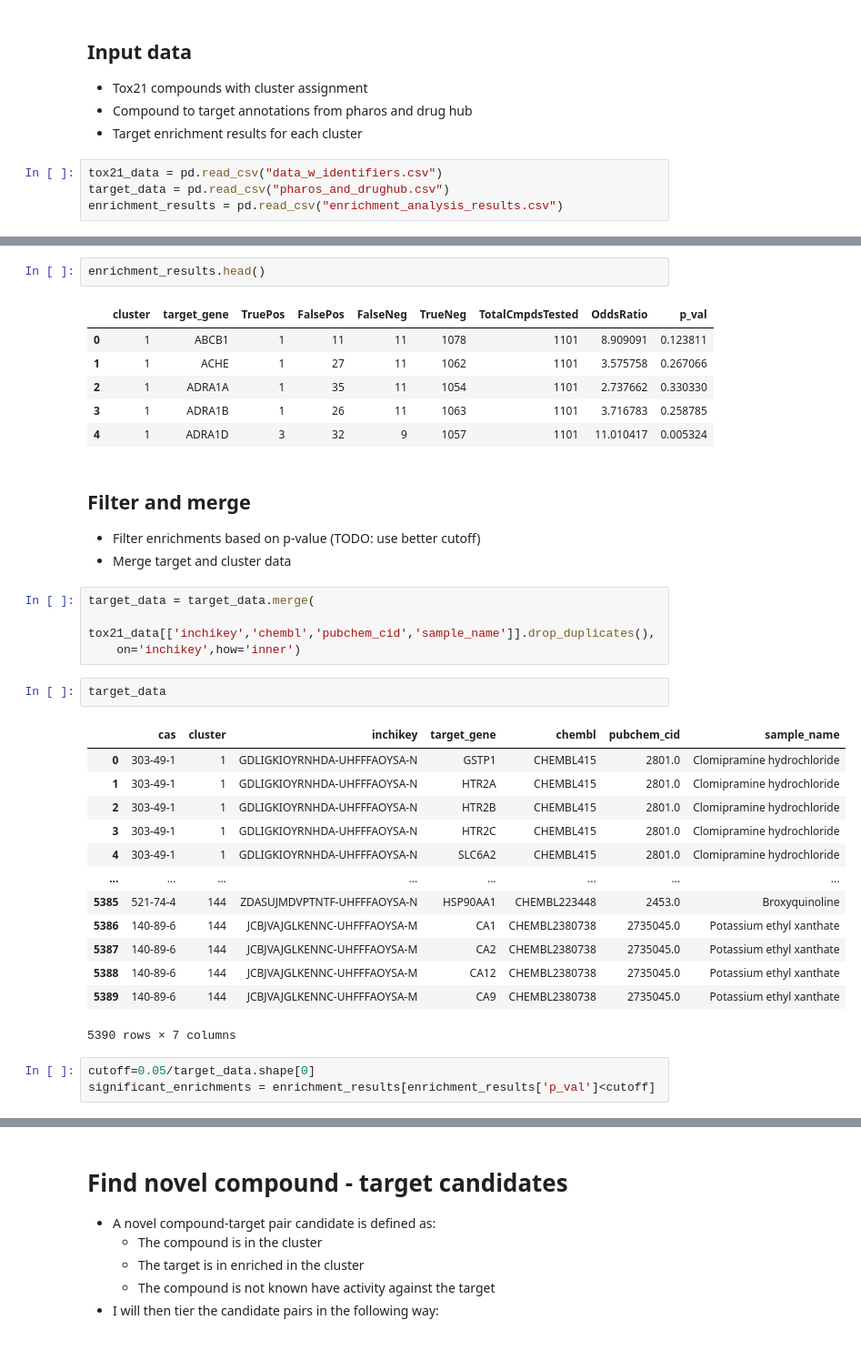
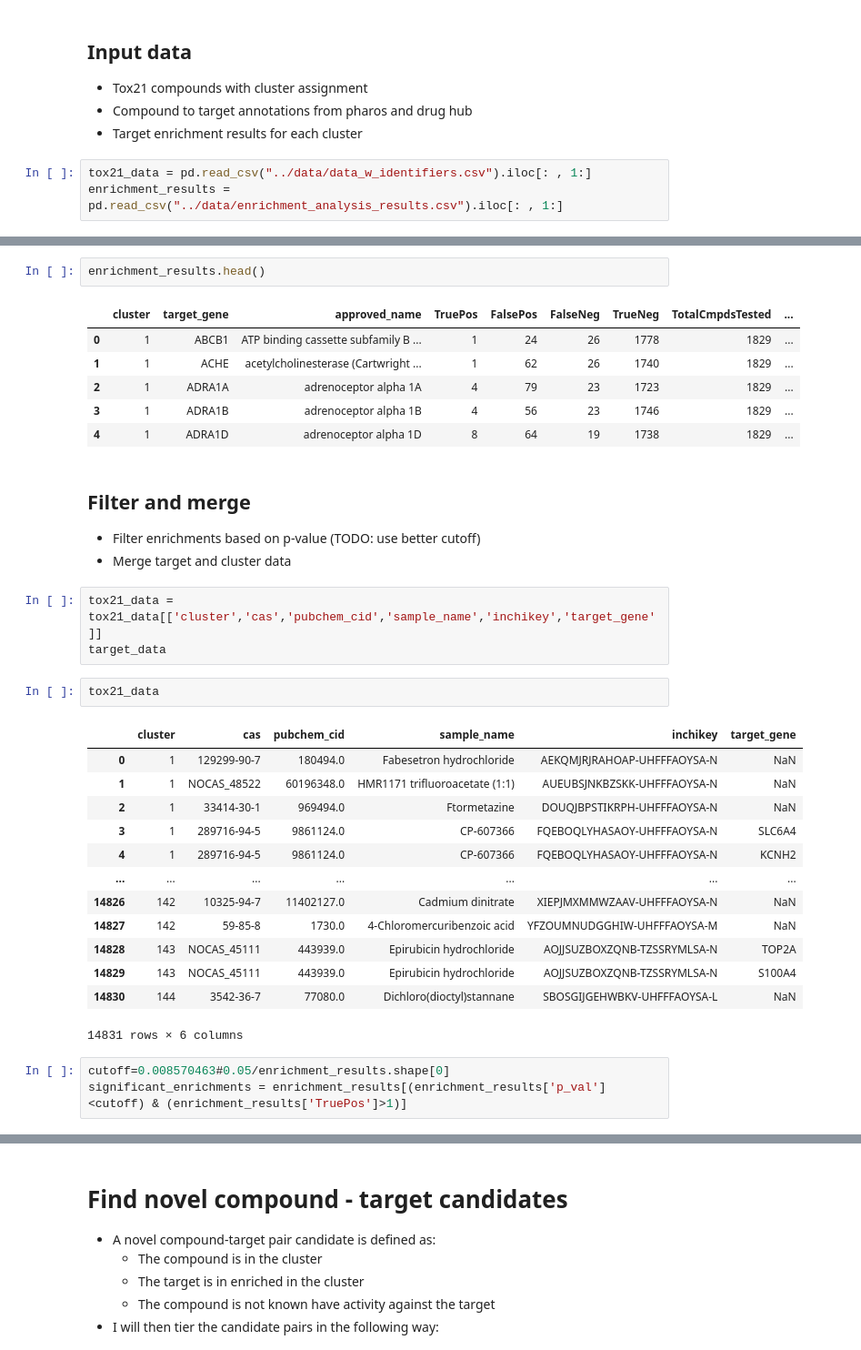
Before and after one commit to jsanjak/tox21-cluster-translation, a Jupyter notebook: notebooks/enriched_target_connections.ipynb, the cells around one changed output, grey strips where cells are left out. Shown at 91% size. Drawn from its saved outputs; the diff is of its cells as text.

```diff
--- a/notebooks/enriched_target_connections.ipynb
+++ b/notebooks/enriched_target_connections.ipynb
@@ -14,9 +14,8 @@ from matplotlib import pyplot as plt
 * Compound to target annotations from pharos and drug hub
 * Target enrichment results for each cluster
 # %%
-tox21_data = pd.read_csv("data_w_identifiers.csv")
-target_data = pd.read_csv("pharos_and_drughub.csv")
-enrichment_results = pd.read_csv("enrichment_analysis_results.csv")
+tox21_data = pd.read_csv("../data/data_w_identifiers.csv").iloc[: , 1:]
+enrichment_results = pd.read_csv("../data/enrichment_analysis_results.csv").iloc[: , 1:]
 # %%
 tox21_data.head()
 # %% [output]
@@ -38,40 +28,39 @@ target_data.head()
 # %%
 enrichment_results.head()
 # %% [output]
-|  | cluster | target_gene | TruePos | FalsePos | FalseNeg | TrueNeg | TotalCmpdsTested | OddsRatio | p_val |
-| 0 | 1 | ABCB1 | 1 | 11 | 11 | 1078 | 1101 | 8.909091 | 0.123811 |
-| 1 | 1 | ACHE | 1 | 27 | 11 | 1062 | 1101 | 3.575758 | 0.267066 |
-| 2 | 1 | ADRA1A | 1 | 35 | 11 | 1054 | 1101 | 2.737662 | 0.330330 |
-| 3 | 1 | ADRA1B | 1 | 26 | 11 | 1063 | 1101 | 3.716783 | 0.258785 |
-| 4 | 1 | ADRA1D | 3 | 32 | 9 | 1057 | 1101 | 11.010417 | 0.005324 |
+|  | cluster | target_gene | approved_name | TruePos | FalsePos | FalseNeg | TrueNeg | TotalCmpdsTested | ... |
+| 0 | 1 | ABCB1 | ATP binding cassette subfamily B ... | 1 | 24 | 26 | 1778 | 1829 | ... |
+| 1 | 1 | ACHE | acetylcholinesterase (Cartwright ... | 1 | 62 | 26 | 1740 | 1829 | ... |
+| 2 | 1 | ADRA1A | adrenoceptor alpha 1A | 4 | 79 | 23 | 1723 | 1829 | ... |
+| 3 | 1 | ADRA1B | adrenoceptor alpha 1B | 4 | 56 | 23 | 1746 | 1829 | ... |
+| 4 | 1 | ADRA1D | adrenoceptor alpha 1D | 8 | 64 | 19 | 1738 | 1829 | ... |
 # %% [markdown]
 ## Filter and merge
 
 * Filter enrichments based on p-value (TODO: use better cutoff)
 * Merge target and cluster data
 # %%
-target_data = target_data.merge(
-    tox21_data[['inchikey','chembl','pubchem_cid','sample_name']].drop_duplicates(),
-    on='inchikey',how='inner')
+tox21_data = tox21_data[['cluster','cas','pubchem_cid','sample_name','inchikey','target_gene']]
+target_data
 # %%
-target_data
+tox21_data
 # %% [output]
-|  | cas | cluster | inchikey | target_gene | chembl | pubchem_cid | sample_name |
-| 0 | 303-49-1 | 1 | GDLIGKIOYRNHDA-UHFFFAOYSA-N | GSTP1 | CHEMBL415 | 2801.0 | Clomipramine hydrochloride |
-| 1 | 303-49-1 | 1 | GDLIGKIOYRNHDA-UHFFFAOYSA-N | HTR2A | CHEMBL415 | 2801.0 | Clomipramine hydrochloride |
-| 2 | 303-49-1 | 1 | GDLIGKIOYRNHDA-UHFFFAOYSA-N | HTR2B | CHEMBL415 | 2801.0 | Clomipramine hydrochloride |
-| 3 | 303-49-1 | 1 | GDLIGKIOYRNHDA-UHFFFAOYSA-N | HTR2C | CHEMBL415 | 2801.0 | Clomipramine hydrochloride |
-| 4 | 303-49-1 | 1 | GDLIGKIOYRNHDA-UHFFFAOYSA-N | SLC6A2 | CHEMBL415 | 2801.0 | Clomipramine hydrochloride |
-| ... | ... | ... | ... | ... | ... | ... | ... |
-| 5385 | 521-74-4 | 144 | ZDASUJMDVPTNTF-UHFFFAOYSA-N | HSP90AA1 | CHEMBL223448 | 2453.0 | Broxyquinoline |
-| 5386 | 140-89-6 | 144 | JCBJVAJGLKENNC-UHFFFAOYSA-M | CA1 | CHEMBL2380738 | 2735045.0 | Potassium ethyl xanthate |
-| 5387 | 140-89-6 | 144 | JCBJVAJGLKENNC-UHFFFAOYSA-M | CA2 | CHEMBL2380738 | 2735045.0 | Potassium ethyl xanthate |
-| 5388 | 140-89-6 | 144 | JCBJVAJGLKENNC-UHFFFAOYSA-M | CA12 | CHEMBL2380738 | 2735045.0 | Potassium ethyl xanthate |
-| 5389 | 140-89-6 | 144 | JCBJVAJGLKENNC-UHFFFAOYSA-M | CA9 | CHEMBL2380738 | 2735045.0 | Potassium ethyl xanthate |
+|  | cluster | cas | pubchem_cid | sample_name | inchikey | target_gene |
+| 0 | 1 | 129299-90-7 | 180494.0 | Fabesetron hydrochloride | AEKQMJRJRAHOAP-UHFFFAOYSA-N | NaN |
+| 1 | 1 | NOCAS_48522 | 60196348.0 | HMR1171 trifluoroacetate (1:1) | AUEUBSJNKBZSKK-UHFFFAOYSA-N | NaN |
+| 2 | 1 | 33414-30-1 | 969494.0 | Ftormetazine | DOUQJBPSTIKRPH-UHFFFAOYSA-N | NaN |
+| 3 | 1 | 289716-94-5 | 9861124.0 | CP-607366 | FQEBOQLYHASAOY-UHFFFAOYSA-N | SLC6A4 |
+| 4 | 1 | 289716-94-5 | 9861124.0 | CP-607366 | FQEBOQLYHASAOY-UHFFFAOYSA-N | KCNH2 |
+| ... | ... | ... | ... | ... | ... | ... |
+| 14826 | 142 | 10325-94-7 | 11402127.0 | Cadmium dinitrate | XIEPJMXMMWZAAV-UHFFFAOYSA-N | NaN |
+| 14827 | 142 | 59-85-8 | 1730.0 | 4-Chloromercuribenzoic acid | YFZOUMNUDGGHIW-UHFFFAOYSA-M | NaN |
+| 14828 | 143 | NOCAS_45111 | 443939.0 | Epirubicin hydrochloride | AOJJSUZBOXZQNB-TZSSRYMLSA-N | TOP2A |
+| 14829 | 143 | NOCAS_45111 | 443939.0 | Epirubicin hydrochloride | AOJJSUZBOXZQNB-TZSSRYMLSA-N | S100A4 |
+| 14830 | 144 | 3542-36-7 | 77080.0 | Dichloro(dioctyl)stannane | SBOSGIJGEHWBKV-UHFFFAOYSA-L | NaN |
-5390 rows × 7 columns
+14831 rows × 6 columns
 # %%
-cutoff=0.05/target_data.shape[0]
-significant_enrichments = enrichment_results[enrichment_results['p_val']<cutoff]
+cutoff=0.008570463#0.05/enrichment_results.shape[0]
+significant_enrichments = enrichment_results[(enrichment_results['p_val']<cutoff) & (enrichment_results['TruePos']>1)]
 # %%
 significant_enrichments
 # %% [output]
```
Also changed, not shown: parts of 10 cells of this notebook, 9 other files.
